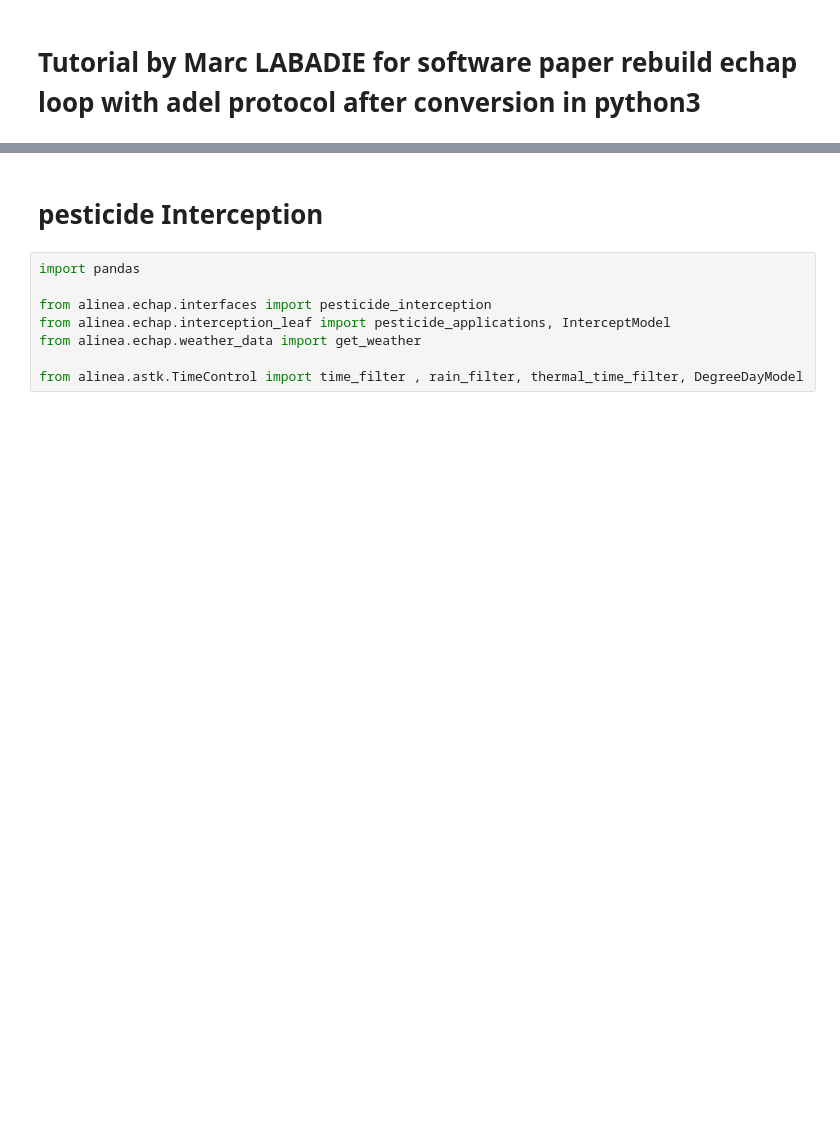
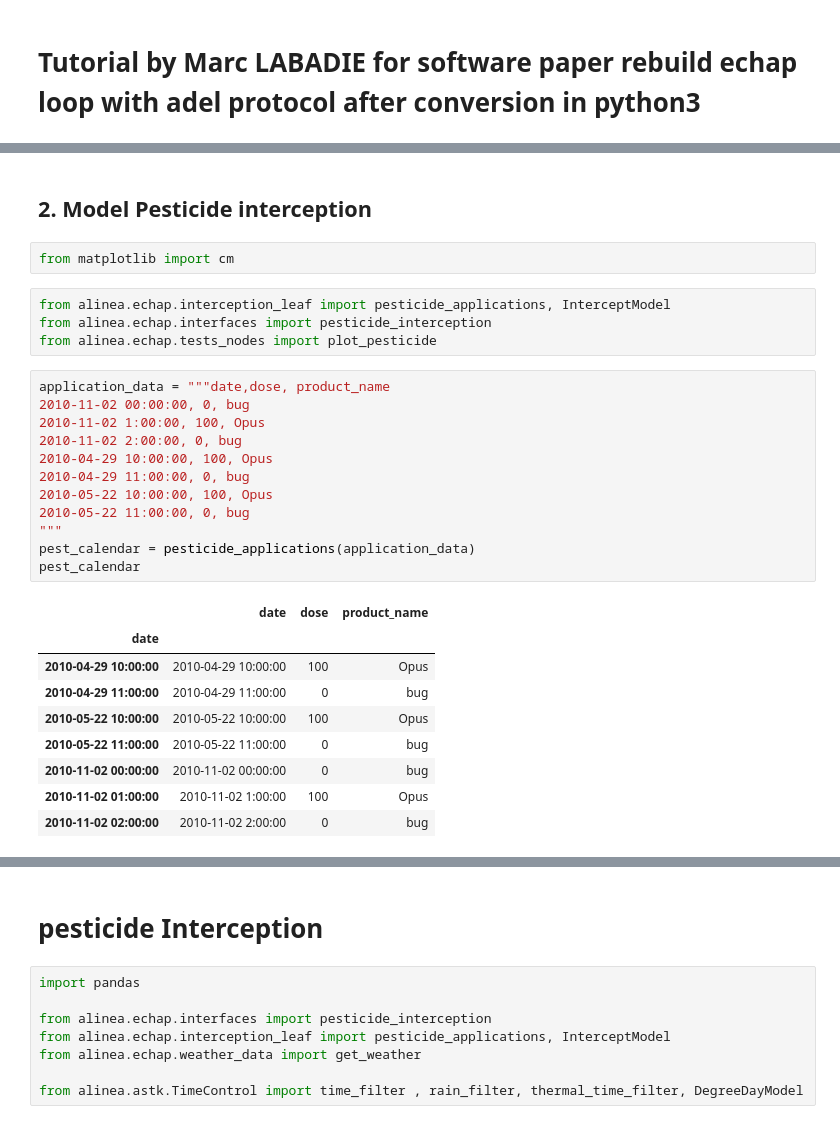
Before and after one commit to openalea-incubator/alep, a Jupyter notebook: example/ECHAP_sofware_paper_tutorials.ipynb, the cells around one changed output, grey strips where cells are left out. Saved outputs shown, nothing was run; the diff lists cells and outputs as text; blank space fills up the shorter version.

```diff
--- a/example/ECHAP_sofware_paper_tutorials.ipynb
+++ b/example/ECHAP_sofware_paper_tutorials.ipynb
@@ -63,0 +126,30 @@ for cycle in range(grow_cycles):
+# %% [markdown]
+## 2. Model Pesticide interception
+# %%
+from matplotlib import cm
+# %%
+from alinea.echap.interception_leaf import pesticide_applications, InterceptModel
+from alinea.echap.interfaces import pesticide_interception
+from alinea.echap.tests_nodes import plot_pesticide
+# %%
+application_data = """date,dose, product_name
+2010-11-02 00:00:00, 0, bug
+2010-11-02 1:00:00, 100, Opus
+2010-11-02 2:00:00, 0, bug
+2010-04-29 10:00:00, 100, Opus
+2010-04-29 11:00:00, 0, bug
+2010-05-22 10:00:00, 100, Opus
+2010-05-22 11:00:00, 0, bug
+"""
+pest_calendar = pesticide_applications(application_data)
+pest_calendar
+# %% [output]
+|  | date | dose | product_name |
+| date |  |  |  |
+| 2010-04-29 10:00:00 | 2010-04-29 10:00:00 | 100 | Opus |
+| 2010-04-29 11:00:00 | 2010-04-29 11:00:00 | 0 | bug |
+| 2010-05-22 10:00:00 | 2010-05-22 10:00:00 | 100 | Opus |
+| 2010-05-22 11:00:00 | 2010-05-22 11:00:00 | 0 | bug |
+| 2010-11-02 00:00:00 | 2010-11-02 00:00:00 | 0 | bug |
+| 2010-11-02 01:00:00 | 2010-11-02 1:00:00 | 100 | Opus |
+| 2010-11-02 02:00:00 | 2010-11-02 2:00:00 | 0 | bug |
```
Also changed, not shown: parts of 39 cells of this notebook.
